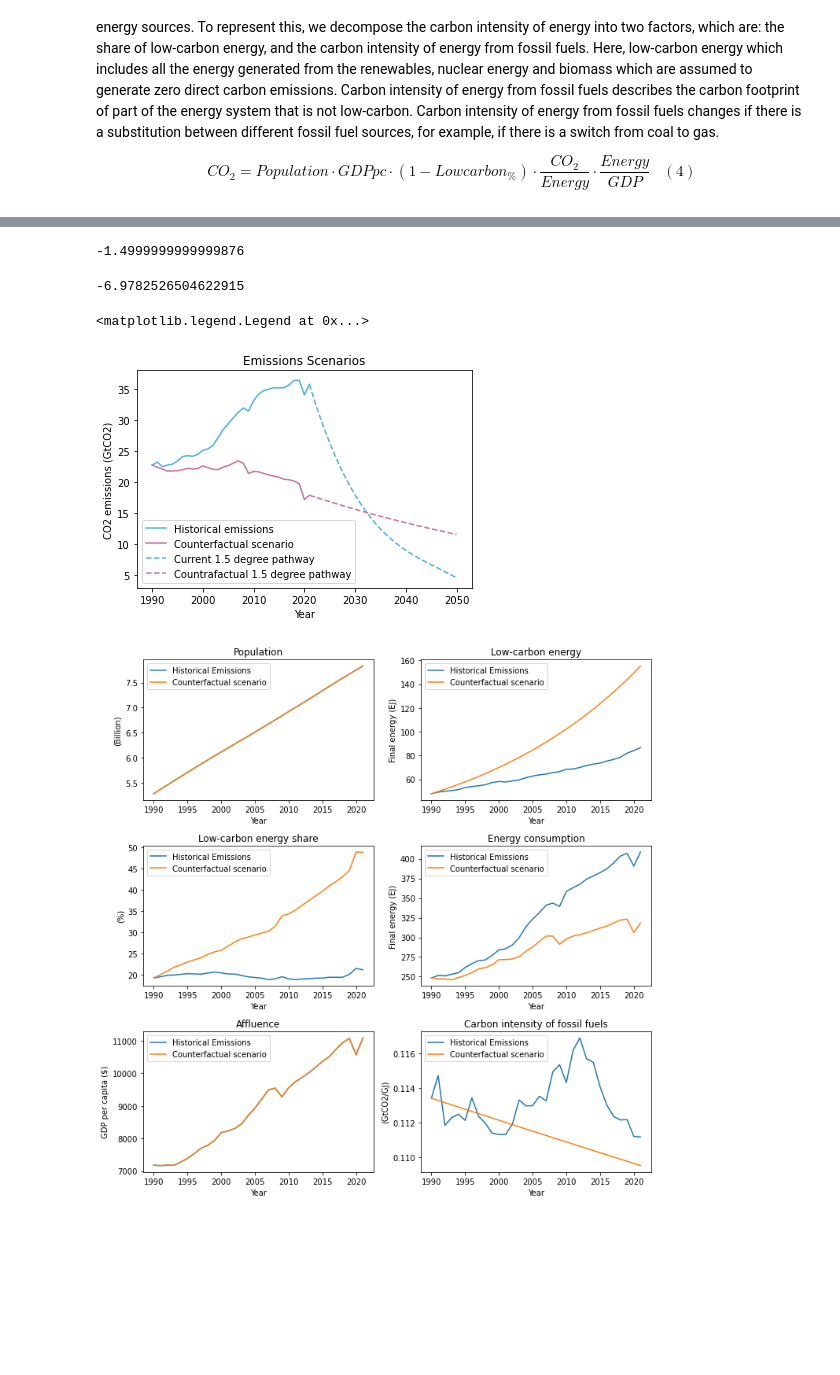
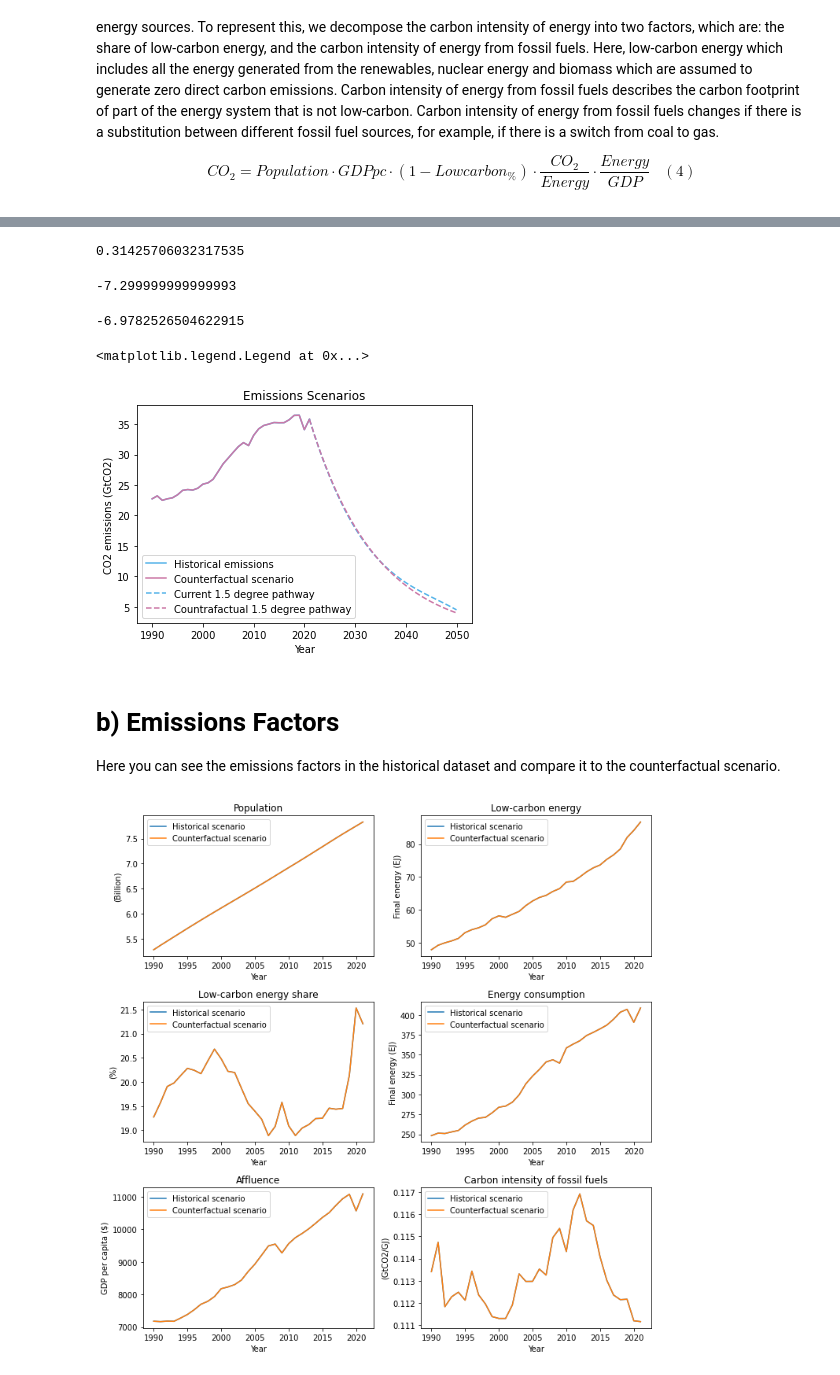
Before and after one commit to jofmi/ses_modeling_course, a Jupyter notebook: 03_Counterfactual_Scenarios.ipynb, the cells around one changed output, grey strips where cells are left out. Saved outputs shown, nothing was run; the diff lists cells and outputs as text; code cells hidden in the pictures; blank space fills up the shorter version.

```diff
--- a/03_Counterfactual_Scenarios.ipynb
+++ b/03_Counterfactual_Scenarios.ipynb
@@ -97,16 +119,16 @@ Avg_low_carbon_growth = 100*((Low_carbon_energy[-1]/Low_carbon_energy[0])**(1/31
 Population_growth = 100*((Population[-1]/Population[0])**(1/31)-1)  # Population growth
 # %%
 #----COUNTERFACTURAL ASSUMPTIONS-----
-Multiplicator_Energy_intensity = 1.75  # [0 - no change, 1 - historical value, 2 - twice as fast (ambitious), 3 - very ambitiou, >3 (difficult to achieve)] - > By how much (faster/slower) was energy intensity to change compared to the historical value of 1.06% per year
+Multiplicator_Energy_intensity = 1  # [0 - no change, 1 - historical value, 2 - twice as fast (ambitious), 3 - very ambitiou, >3 (difficult to achieve)] - > By how much (faster/slower) was energy intensity to change compared to the historical value of 1.06% per year
 counterfactual_intensity_improvement = Multiplicator_Energy_intensity*Avg_Energy_intensity_improvement
 
-Multiplicator_Carbon_intensity = 1.75  # [-1 - transition to a coal-powered world,  0 - no change, 1 - historical value, 5 - switching from coal to gas (ambitious)] - > By how much (faster/slower) was carbon intensity of fossil fuels to change compared to the historical value of 0.06% per year
+Multiplicator_Carbon_intensity = 1  # [-1 - transition to a coal-powered world,  0 - no change, 1 - historical value, 5 - switching from coal to gas (ambitious)] - > By how much (faster/slower) was carbon intensity of fossil fuels to change compared to the historical value of 0.06% per year
 counterfactual_carbon_intensity_FF_improvement = Multiplicator_Carbon_intensity*Avg_Carbon_intensity_FF_improvement
 
 Multiplicator_GDP_per_capita = 1  # [-1 -> deep degrowth scenario, -0.5 -> slow degrowth, 0 -> steady-state economy, 0.5 -> secular stagnation, 1 - historical value, 2 - fast GDP growth] - > By how much (faster/slower) was GDP per capita to change compared to the historical value of 1.41% per year
 counterfactual_GDP_per_capita_growth = Multiplicator_GDP_per_capita*Avg_GDP_per_capita_growth
 
-Multiplicator_low_carbon = 2  # [1 - historical value (slow deployment of renewables), 1.5 -> 50% faster deployment (moderately ambitiou), 2-> 100% faster deployment (very ambitious)] - > By how much (faster/slower) was growth of low-carbon energy compared to the historical value of 1.93% per year
+Multiplicator_low_carbon = 1  # [1 - historical value (slow deployment of renewables), 1.5 -> 50% faster deployment (moderately ambitiou), 2-> 100% faster deployment (very ambitious)] - > By how much (faster/slower) was growth of low-carbon energy compared to the historical value of 1.93% per year
 counterfactual_low_carbon_growth = Multiplicator_low_carbon*Avg_low_carbon_growth
 
 Multiplicator_population = 1  # [0.5 -> Empty planet scenario, 1 - historical value, 1.5 -> 50% faster population growth] - > By how much (faster/slower) was population growth compared to the historical value of 1.28% per year
@@ -114,8 +136,9 @@ counterfactual_population_growth = Multiplicator_population*Population_growth
 # %%
 #-----TIME RANGE-----
 year1 = np.arange(1990, 2021+1, 1) # Our data are from 1990 to 2021
+year2 = np.arange(2021, 2051, 1)
 first_year = 1990  # Begining of the time series
-start_year = 1991  # What year do you want to deviate from the historical trajectory?
+start_year = 2016  # What year do you want to deviate from the historical trajectory?
 
 start = start_year - first_year
 # %%
@@ -223,5 +264,9 @@ Here you can compare the historal pathway and the counterfactual scenario with r
+# %%
+100*((pd.Series(counterfactual_CO2_emissions)[31]/pd.Series(counterfactual_CO2_emissions)[start])**(1/(31-start))-1) # Average annual change in emissions in the counterfactual scenario from the start year to 2021
+# %% [output]
+0.31425706032317535
 # %%
-100*r[i] # Average annual reductions in the counterfactual scenario
+100*r[i] # Neccessary average change in the emissions in the counterfactual scenario from 2022
 # %% [output]
--1.4999999999999876
+-7.299999999999993
 # %%
@@ -239,31 +284,35 @@ plt.title('Emissions Scenarios')
 plt.legend()
 # %% [output]
 <matplotlib.legend.Legend at 0x...>
-[figure, old version]
+[figure, new version]
+# %% [markdown]
+# b) Emissions Factors
+
+Here you can see the emissions factors in the historical dataset and compare it to the counterfactual scenario.
 # %%
 #-----EMISSIONS FACTORS AND AUXILIARY VARIABLES-----
 
 fig, axs = plt.subplots(3, 2, figsize=(10, 10))
 axs = [item for sublist in axs for item in sublist]
 
 plot_vars = [
     (Population / 10**9, counterfactual_Population / 10**9, '(Billion)', 'Population'),
     (Low_carbon_energy/ 10**9, counterfactual_Low_carbon_energy/ 10**9, 'Final energy (EJ)', 'Low-carbon energy'),
     (Low_carbon_penetration, 100*counterfactual_Low_carbon_penetration, '(%)', 'Low-carbon energy share'),
     (Final_energy/10**9, counterfactual_Final_energy/10**9, 'Final energy (EJ)', 'Energy consumption'),
     (GDP_per_capita, counterfactual_GDP_per_capita, 'GDP per capita ($)', 'Affluence'),
     (Carbon_intensity_FF, counterfactual_Carbon_intensity_FF, '(GtCO2/GJ)', 'Carbon intensity of fossil fuels'),
 ]
 
 for ax, (x1, x2, label, title) in zip(axs, plot_vars):
 
-    ax.plot(year1, x1, label='Historical Emissions')
+    ax.plot(year1, x1, label='Historical scenario')
     ax.plot(year1, x2, label='Counterfactual scenario')
     ax.legend()
     ax.set_title(title);
     ax.set_ylabel(label);
     ax.set_xlabel('Year');
 
 plt.tight_layout()
 # %% [output]
-[figure, old version]
+[figure, new version]
```
Also changed, not shown: parts of 14 cells of this notebook.
